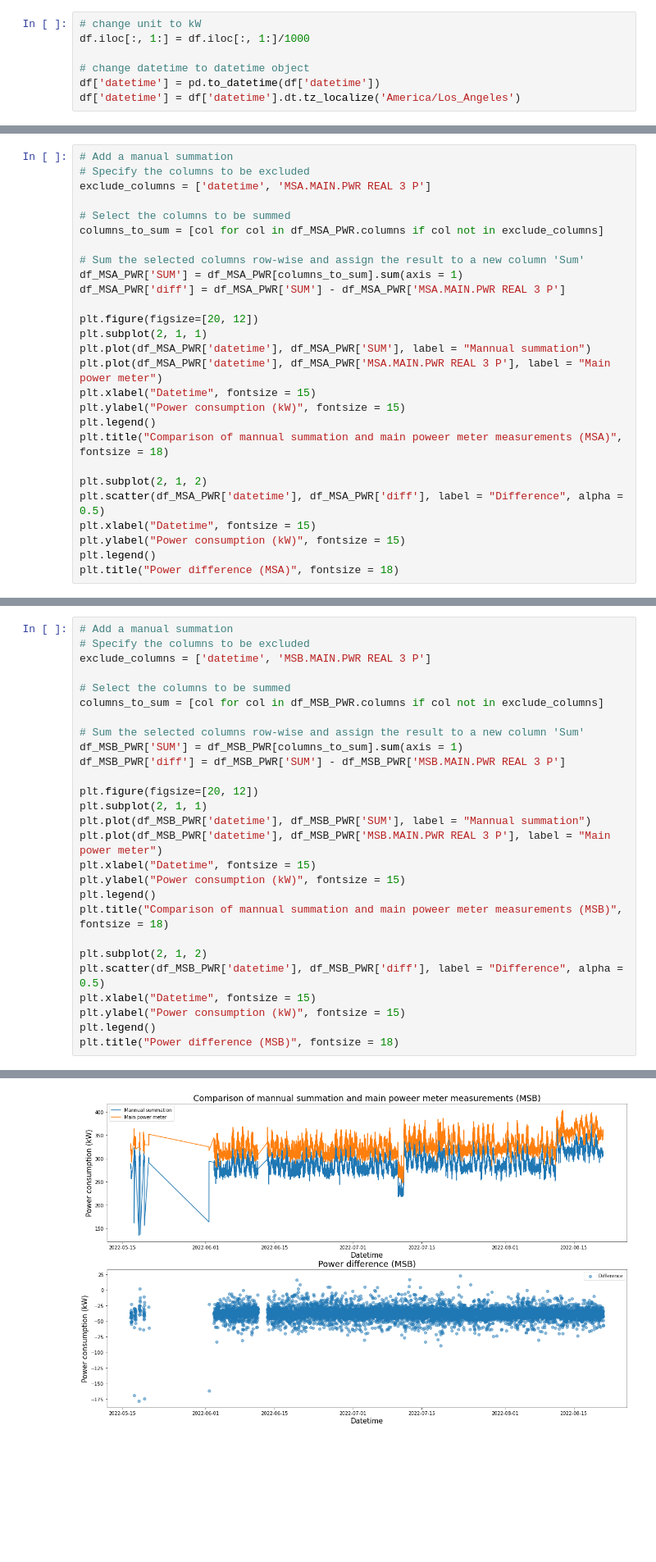
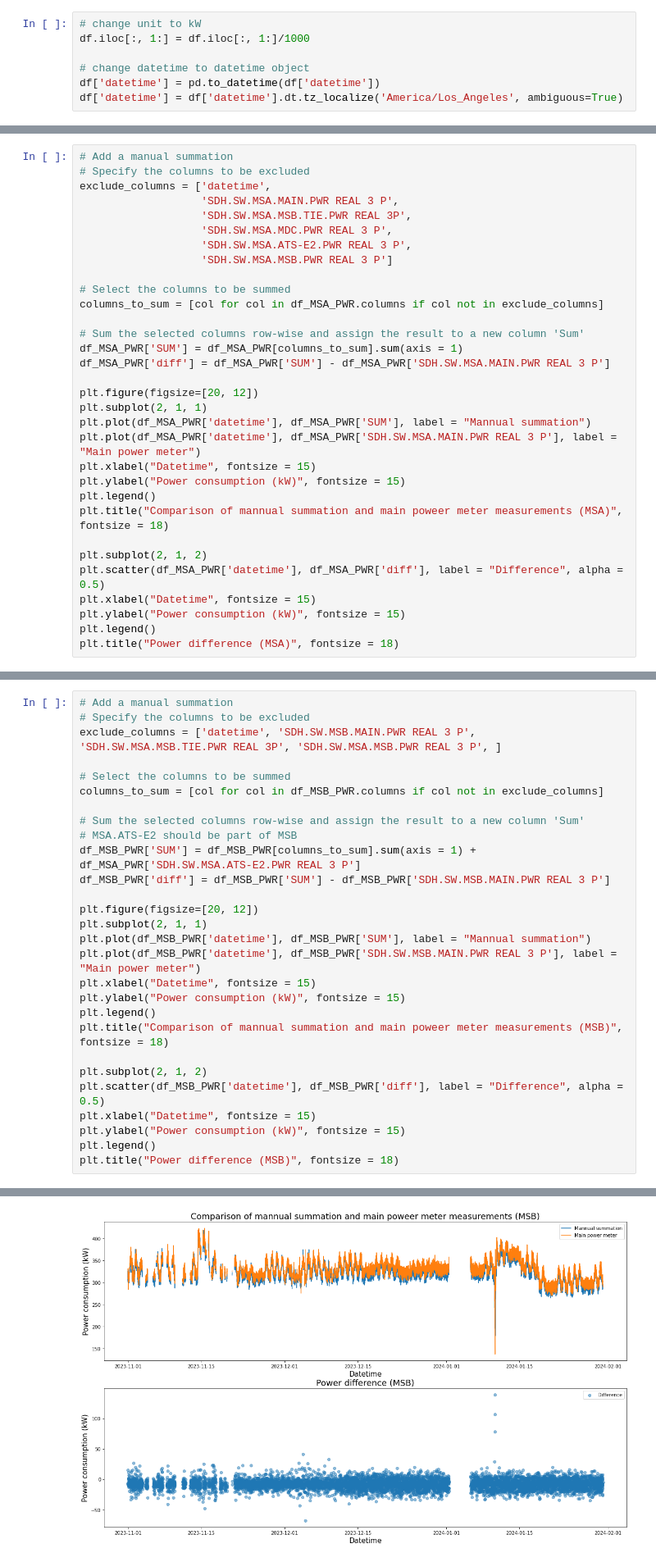
Before and after one commit to ZAY630/ls_sdh, a Jupyter notebook: SW.ipynb, the cells around one changed output, grey strips where cells are left out. Shown at 82% size. Drawn from its saved outputs; the diff is of its cells as text; blank space fills up the shorter version.

Commit message:
Downloaded data from 11-01-2023 to 01-31-2024 and modified plot

```diff
--- a/SW.ipynb
+++ b/SW.ipynb
@@ -89,7 +93,7 @@ df.iloc[:, 1:] = df.iloc[:, 1:]/1000
 
 # change datetime to datetime object
 df['datetime'] = pd.to_datetime(df['datetime'])
-df['datetime'] = df['datetime'].dt.tz_localize('America/Los_Angeles')
+df['datetime'] = df['datetime'].dt.tz_localize('America/Los_Angeles', ambiguous=True)
 # %%
 # split into MSA and MSB dataframe
 # Define the keywords
@@ -174,19 +178,24 @@ plt.show()
 # %%
 # Add a manual summation
 # Specify the columns to be excluded
-exclude_columns = ['datetime', 'MSA.MAIN.PWR REAL 3 P']
+exclude_columns = ['datetime',
+                   'SDH.SW.MSA.MAIN.PWR REAL 3 P',
+                   'SDH.SW.MSA.MSB.TIE.PWR REAL 3P',
+                   'SDH.SW.MSA.MDC.PWR REAL 3 P',
+                   'SDH.SW.MSA.ATS-E2.PWR REAL 3 P',
+                   'SDH.SW.MSA.MSB.PWR REAL 3 P']
 
 # Select the columns to be summed
 columns_to_sum = [col for col in df_MSA_PWR.columns if col not in exclude_columns]
 
 # Sum the selected columns row-wise and assign the result to a new column 'Sum'
 df_MSA_PWR['SUM'] = df_MSA_PWR[columns_to_sum].sum(axis = 1)
-df_MSA_PWR['diff'] = df_MSA_PWR['SUM'] - df_MSA_PWR['MSA.MAIN.PWR REAL 3 P']
+df_MSA_PWR['diff'] = df_MSA_PWR['SUM'] - df_MSA_PWR['SDH.SW.MSA.MAIN.PWR REAL 3 P']
 
 plt.figure(figsize=[20, 12])
 plt.subplot(2, 1, 1)
 plt.plot(df_MSA_PWR['datetime'], df_MSA_PWR['SUM'], label = "Mannual summation")
-plt.plot(df_MSA_PWR['datetime'], df_MSA_PWR['MSA.MAIN.PWR REAL 3 P'], label = "Main power meter")
+plt.plot(df_MSA_PWR['datetime'], df_MSA_PWR['SDH.SW.MSA.MAIN.PWR REAL 3 P'], label = "Main power meter")
 plt.xlabel("Datetime", fontsize = 15)
 plt.ylabel("Power consumption (kW)", fontsize = 15)
 plt.legend()
@@ -227,19 +242,20 @@ plt.show()
 # %%
 # Add a manual summation
 # Specify the columns to be excluded
-exclude_columns = ['datetime', 'MSB.MAIN.PWR REAL 3 P']
+exclude_columns = ['datetime', 'SDH.SW.MSB.MAIN.PWR REAL 3 P', 'SDH.SW.MSA.MSB.TIE.PWR REAL 3P', 'SDH.SW.MSA.MSB.PWR REAL 3 P', ]
 
 # Select the columns to be summed
 columns_to_sum = [col for col in df_MSB_PWR.columns if col not in exclude_columns]
 
 # Sum the selected columns row-wise and assign the result to a new column 'Sum'
-df_MSB_PWR['SUM'] = df_MSB_PWR[columns_to_sum].sum(axis = 1)
-df_MSB_PWR['diff'] = df_MSB_PWR['SUM'] - df_MSB_PWR['MSB.MAIN.PWR REAL 3 P']
+# MSA.ATS-E2 should be part of MSB
+df_MSB_PWR['SUM'] = df_MSB_PWR[columns_to_sum].sum(axis = 1) + df_MSA_PWR['SDH.SW.MSA.ATS-E2.PWR REAL 3 P']
+df_MSB_PWR['diff'] = df_MSB_PWR['SUM'] - df_MSB_PWR['SDH.SW.MSB.MAIN.PWR REAL 3 P']
 
 plt.figure(figsize=[20, 12])
 plt.subplot(2, 1, 1)
 plt.plot(df_MSB_PWR['datetime'], df_MSB_PWR['SUM'], label = "Mannual summation")
-plt.plot(df_MSB_PWR['datetime'], df_MSB_PWR['MSB.MAIN.PWR REAL 3 P'], label = "Main power meter")
+plt.plot(df_MSB_PWR['datetime'], df_MSB_PWR['SDH.SW.MSB.MAIN.PWR REAL 3 P'], label = "Main power meter")
 plt.xlabel("Datetime", fontsize = 15)
 plt.ylabel("Power consumption (kW)", fontsize = 15)
 plt.legend()
@@ -265,2 +281,2 @@ See the caveats in the documentation: https://pandas.pydata.org/pandas-docs/stab
 Text(0.5, 1.0, 'Power difference (MSB)')
-[figure, old version]
+[figure, new version]
```
Also changed, not shown: parts of 12 cells of this notebook, 5 other files.
